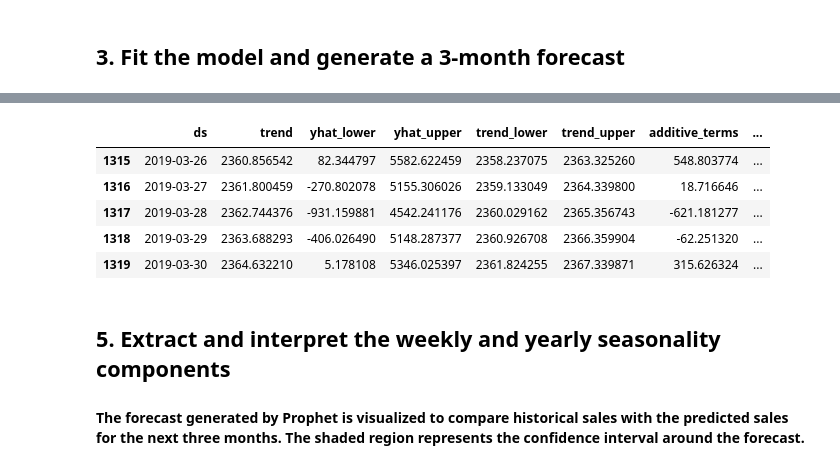
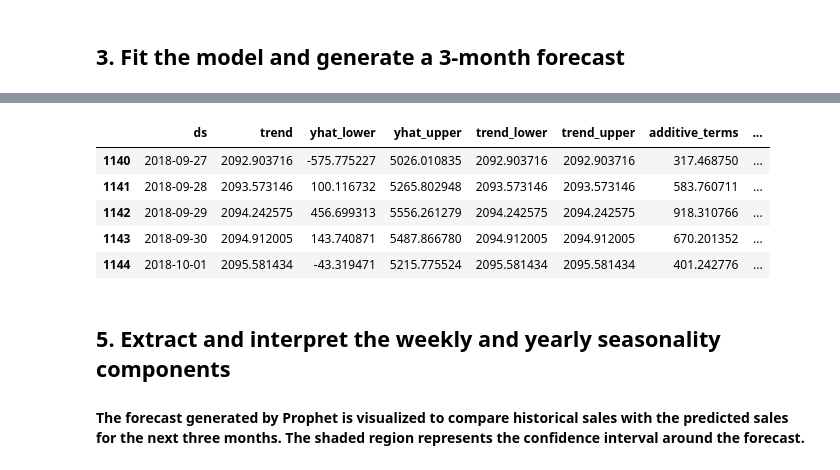
Before and after one commit to aroranaman1003/SalesForecasting_NamanArora, a Jupyter notebook: analysis.ipynb, the cells around one changed output, grey strips where cells are left out. Cells and saved outputs as stored; diff of their text form; code cells hidden in the pictures.

```diff
--- a/analysis.ipynb
+++ b/analysis.ipynb
@@ -594,6 +594,9 @@ prophet_df = daily_sales.rename(
         "Sales": "y"
     }
 )
+train_prophet = prophet_df.iloc[:-90]
+
+test_prophet = prophet_df.iloc[-90:]
 
 prophet_df.head()
 # %% [output]
@@ -610,7 +613,7 @@ from prophet import Prophet
 
 prophet_model = Prophet()
 
-prophet_model.fit(prophet_df)
+prophet_model.fit(train_prophet)
 
 '''
 Generate a 3-Month Forecast
@@ -627,4 +630,7 @@ future = prophet_model.make_future_dataframe(
 forecast = prophet_model.predict(future)
 
 forecast.tail()
+prophet_forecast = forecast.tail(90)
+
+prophet_forecast.head()
 # %% [output]
@@ -633,9 +639,9 @@ forecast.tail()
 |  | ds | trend | yhat_lower | yhat_upper | trend_lower | trend_upper | additive_terms | ... |
-| 1315 | 2019-03-26 | 2360.856542 | 82.344797 | 5582.622459 | 2358.237075 | 2363.325260 | 548.803774 | ... |
-| 1316 | 2019-03-27 | 2361.800459 | -270.802078 | 5155.306026 | 2359.133049 | 2364.339800 | 18.716646 | ... |
-| 1317 | 2019-03-28 | 2362.744376 | -931.159881 | 4542.241176 | 2360.029162 | 2365.356743 | -621.181277 | ... |
-| 1318 | 2019-03-29 | 2363.688293 | -406.026490 | 5148.287377 | 2360.926708 | 2366.359904 | -62.251320 | ... |
-| 1319 | 2019-03-30 | 2364.632210 | 5.178108 | 5346.025397 | 2361.824255 | 2367.339871 | 315.626324 | ... |
+| 1140 | 2018-09-27 | 2092.903716 | -575.775227 | 5026.010835 | 2092.903716 | 2092.903716 | 317.468750 | ... |
+| 1141 | 2018-09-28 | 2093.573146 | 100.116732 | 5265.802948 | 2093.573146 | 2093.573146 | 583.760711 | ... |
+| 1142 | 2018-09-29 | 2094.242575 | 456.699313 | 5556.261279 | 2094.242575 | 2094.242575 | 918.310766 | ... |
+| 1143 | 2018-09-30 | 2094.912005 | 143.740871 | 5487.866780 | 2094.912005 | 2094.912005 | 670.201352 | ... |
+| 1144 | 2018-10-01 | 2095.581434 | -43.319471 | 5215.775524 | 2095.581434 | 2095.581434 | 401.242776 | ... |
 # %% [markdown]
 ## 5. Extract and interpret the weekly and yearly seasonality components
 
```
Also changed, not shown: parts of 29 cells of this notebook, 3 other files.
